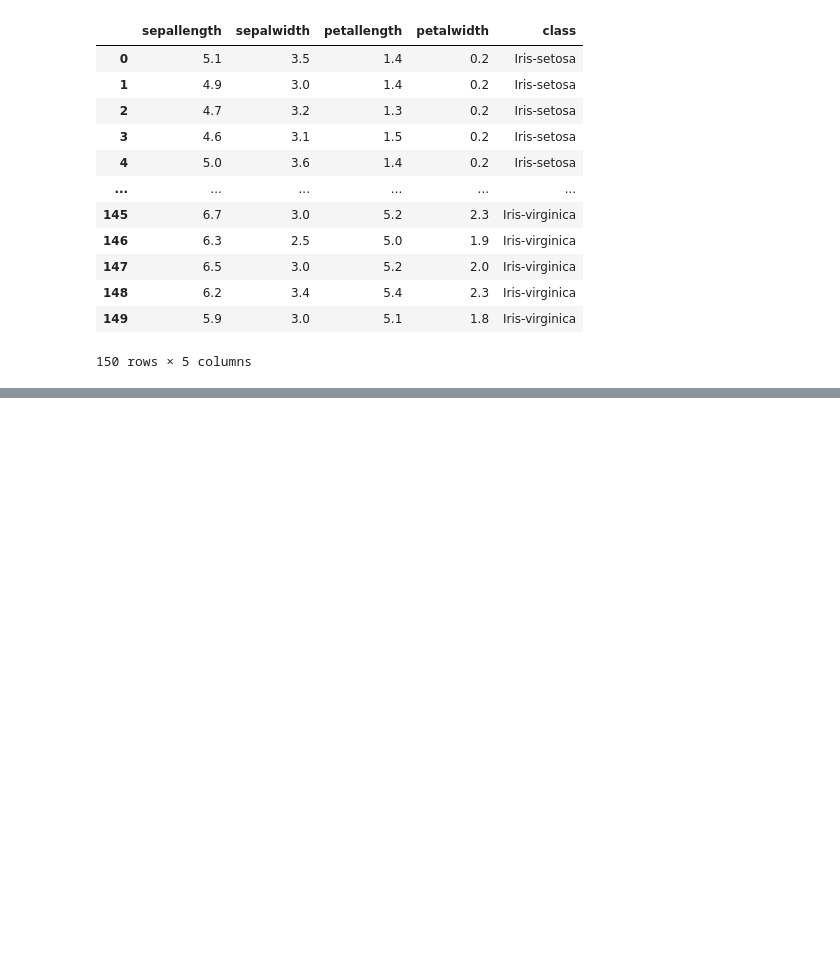
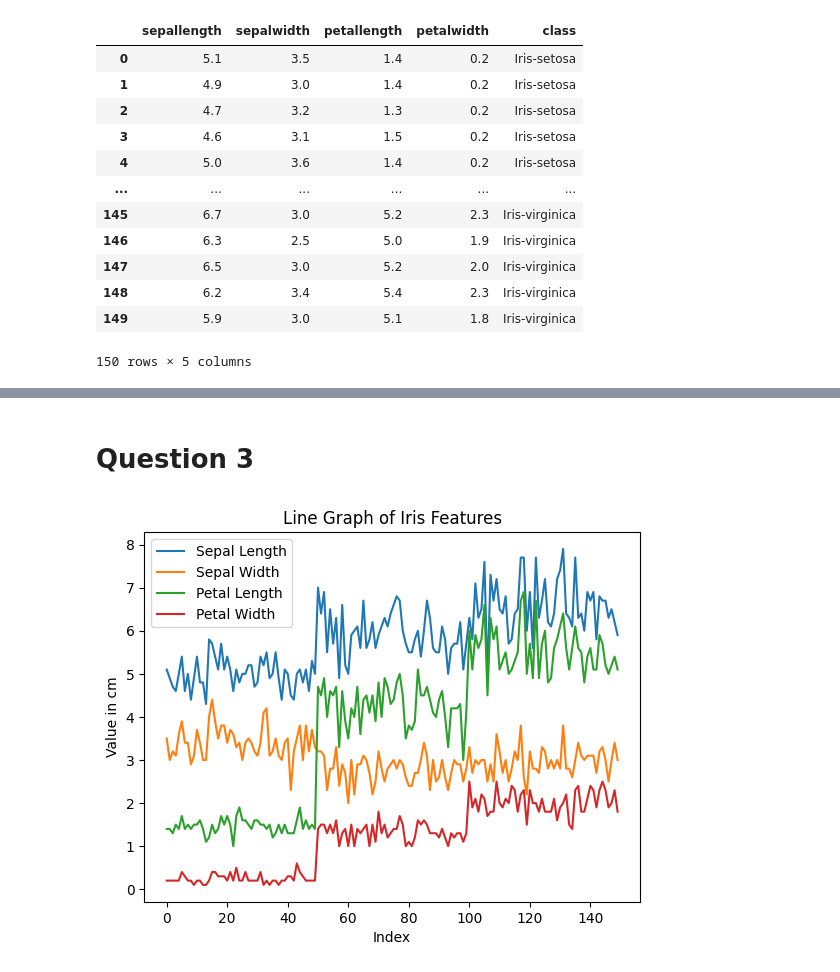
Before and after one commit to QWERTY051310/GDSC_WP, a Jupyter notebook: Assignment1_Q2_GDSCWP.ipynb, the cells around one changed output, grey strips where cells are left out. Cells and saved outputs as stored; diff of their text form; code cells hidden in the pictures; blank space fills up the shorter version.

```diff
--- a/Assignment1_Q2_GDSCWP.ipynb
+++ b/Assignment1_Q2_GDSCWP.ipynb
@@ -73,0 +73,21 @@ iris.head
+# %% [markdown]
+# Question 3
+# %%
+sl = iris['sepallength']
+sw = iris['sepalwidth']
+pl = iris['petallength']
+pw = iris['petalwidth']
+# %%
+plt.plot(sl, label = 'Sepal Length')
+plt.plot(sw, label = 'Sepal Width')
+plt.plot(pl, label = 'Petal Length')
+plt.plot(pw, label = 'Petal Width')
+
+plt.xlabel('Index')
+plt.ylabel("Value in cm")
+plt.title('Line Graph of Iris Features')
+plt.legend()
+
+plt.show()
+# %% [output]
+[figure, added]
```
Also changed, not shown: parts of 32 cells of this notebook.
